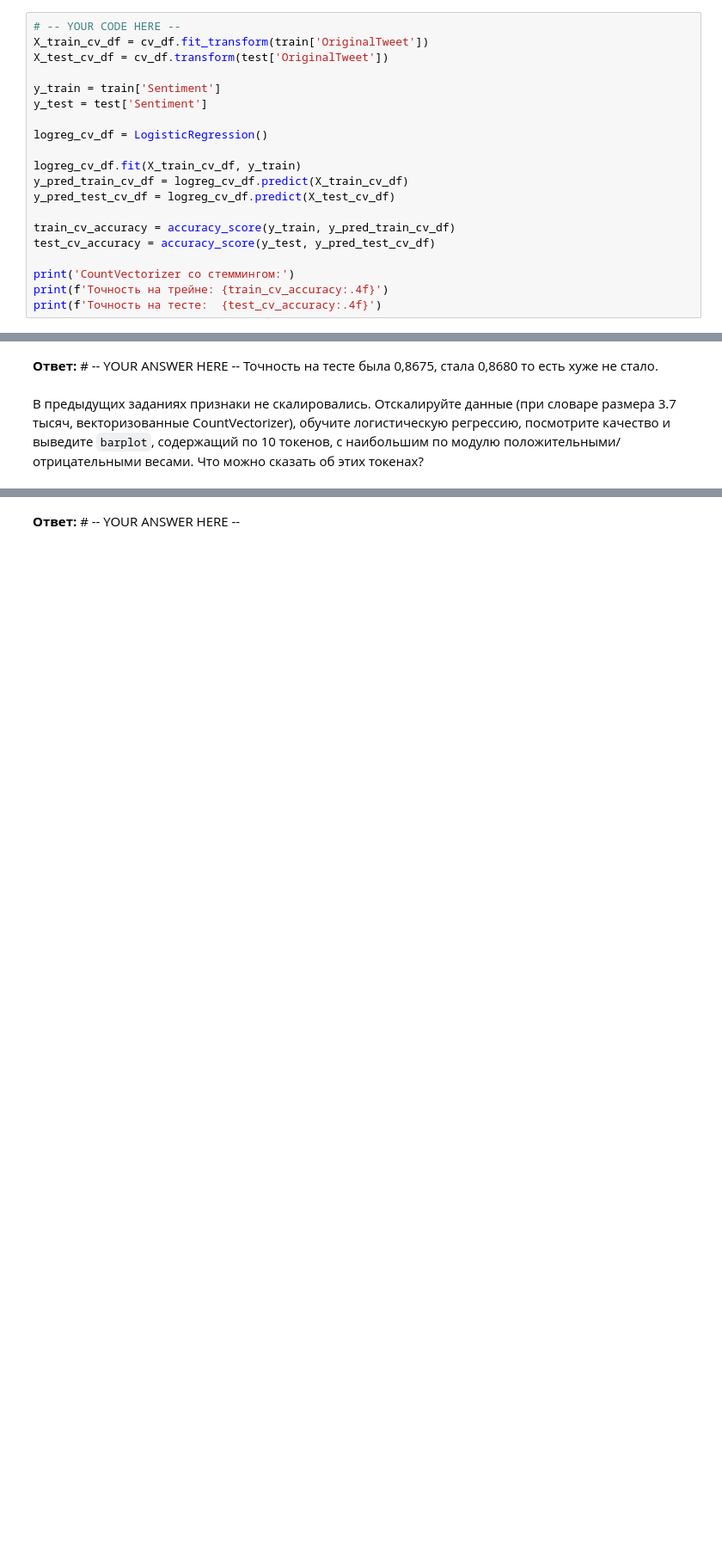
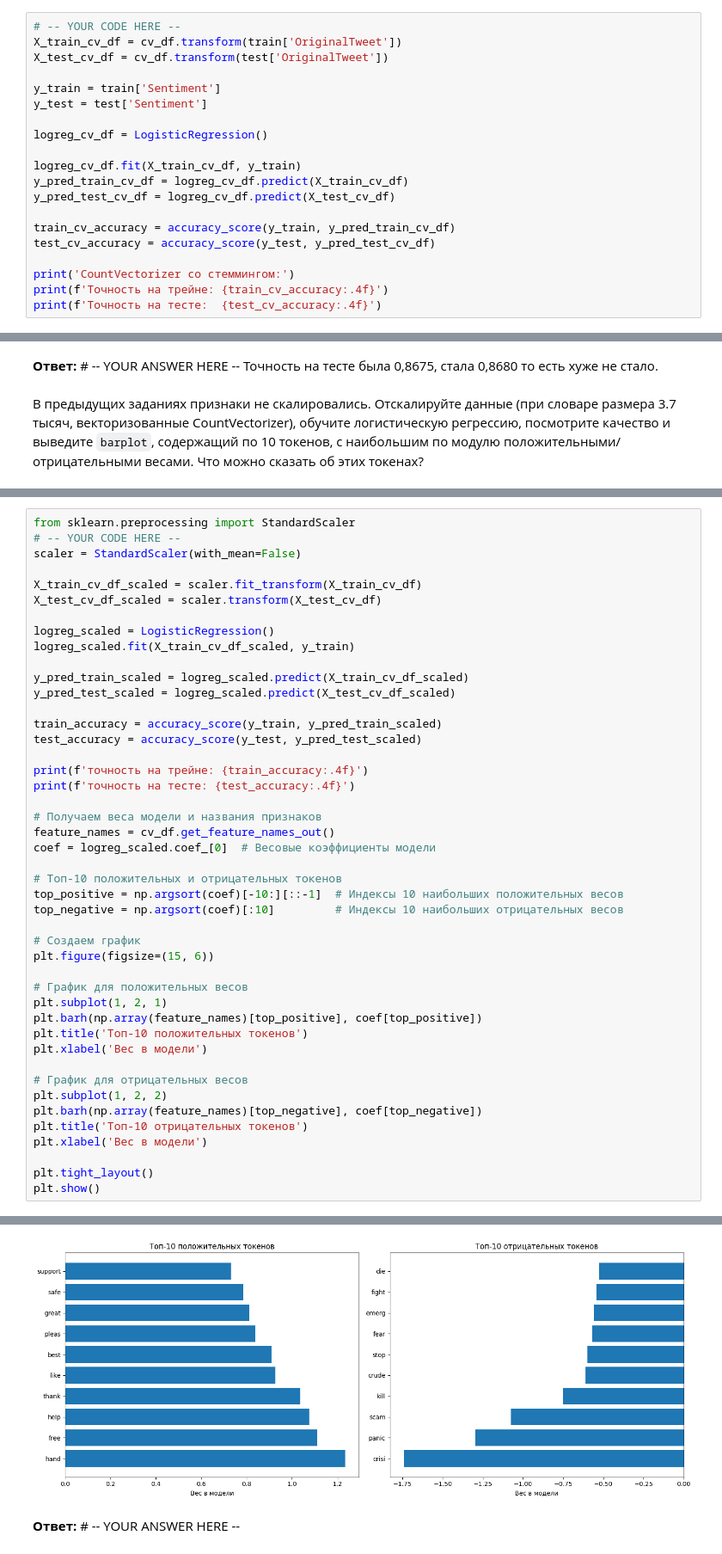
Before and after one commit to stass9966/programming-technologies, a Jupyter notebook: 2025/homeworks/hw06_texts/hw06_texts.ipynb, the cells around one changed output, grey strips where cells are left out. Shown at 86% size. Cells and saved outputs as stored; diff of their text form; blank space fills up the shorter version.

```diff
--- a/2025/homeworks/hw06_texts/hw06_texts.ipynb
+++ b/2025/homeworks/hw06_texts/hw06_texts.ipynb
@@ -661,7 +661,7 @@ print(len(cv_df.vocabulary_))
 нужное значение никак не получается, возьму ближайшее возможное к нему - 3687
 # %%
 # -- YOUR CODE HERE --
-X_train_cv_df = cv_df.fit_transform(train['OriginalTweet'])
+X_train_cv_df = cv_df.transform(train['OriginalTweet'])
 X_test_cv_df = cv_df.transform(test['OriginalTweet'])
 
 y_train = train['Sentiment']
@@ -692,0 +690,46 @@ from sklearn.preprocessing import StandardScaler
+# %%
+from sklearn.preprocessing import StandardScaler
+# -- YOUR CODE HERE --
+scaler = StandardScaler(with_mean=False)
+
+X_train_cv_df_scaled = scaler.fit_transform(X_train_cv_df)
+X_test_cv_df_scaled = scaler.transform(X_test_cv_df)
+
+logreg_scaled = LogisticRegression()
+logreg_scaled.fit(X_train_cv_df_scaled, y_train)
+
+y_pred_train_scaled = logreg_scaled.predict(X_train_cv_df_scaled)
+y_pred_test_scaled = logreg_scaled.predict(X_test_cv_df_scaled)
+
+train_accuracy = accuracy_score(y_train, y_pred_train_scaled)
+test_accuracy = accuracy_score(y_test, y_pred_test_scaled)
+
+print(f'точность на трейне: {train_accuracy:.4f}')
+print(f'точность на тесте: {test_accuracy:.4f}')
+
+# Получаем веса модели и названия признаков
+feature_names = cv_df.get_feature_names_out()
+coef = logreg_scaled.coef_[0]  # Весовые коэффициенты модели
+
+# Топ-10 положительных и отрицательных токенов
+top_positive = np.argsort(coef)[-10:][::-1]  # Индексы 10 наибольших положительных весов
+top_negative = np.argsort(coef)[:10]         # Индексы 10 наибольших отрицательных весов
+
+# Создаем график
+plt.figure(figsize=(15, 6))
+
+# График для положительных весов
+plt.subplot(1, 2, 1)
+plt.barh(np.array(feature_names)[top_positive], coef[top_positive])
+plt.title('Топ-10 положительных токенов')
+plt.xlabel('Вес в модели')
+
+# График для отрицательных весов
+plt.subplot(1, 2, 2)
+plt.barh(np.array(feature_names)[top_negative], coef[top_negative])
+plt.title('Топ-10 отрицательных токенов')
+plt.xlabel('Вес в модели')
+
+plt.tight_layout()
+plt.show()
+# %% [output]
@@ -693,3 +738,4 @@ from sklearn.preprocessing import StandardScaler
+[figure, added]
 # %% [markdown]
 **Ответ:** # -- YOUR ANSWER HERE --
 # %% [markdown]
```
Also changed, not shown: parts of 3 cells of this notebook.
